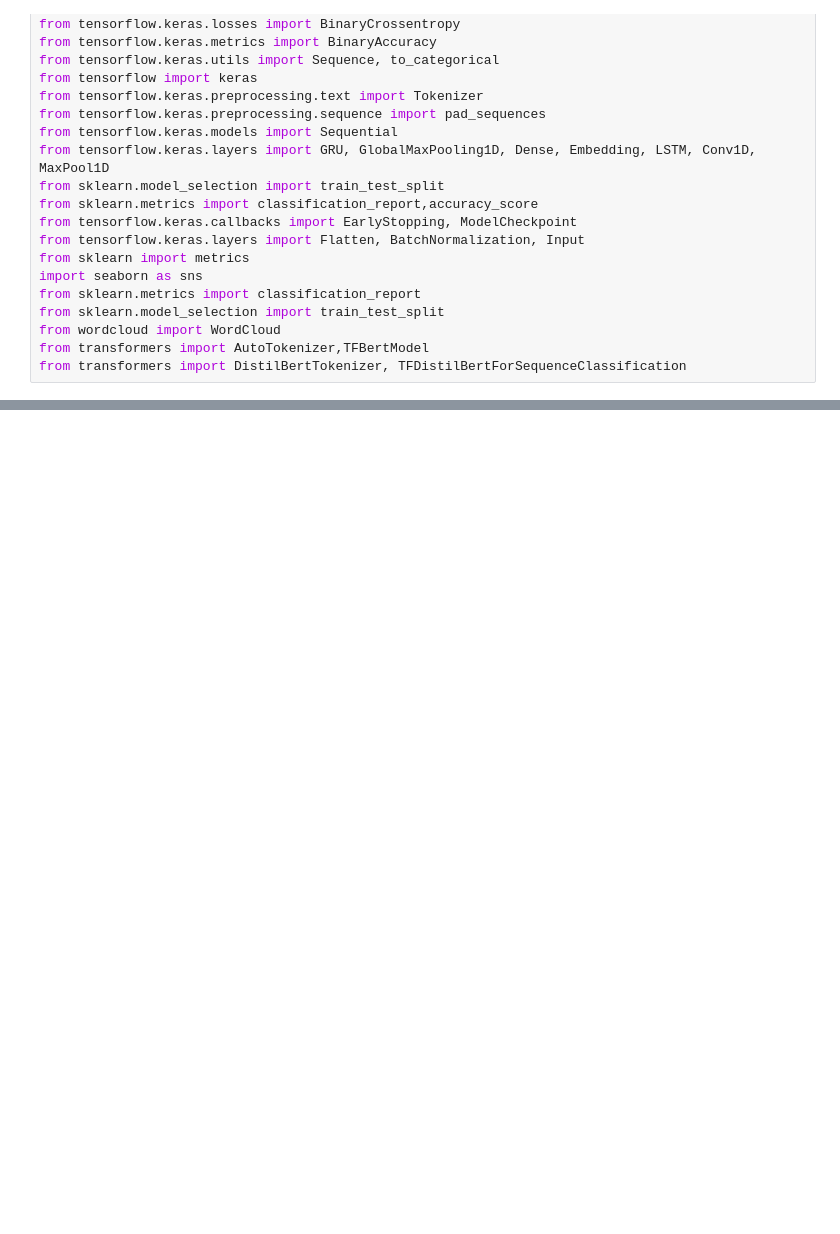
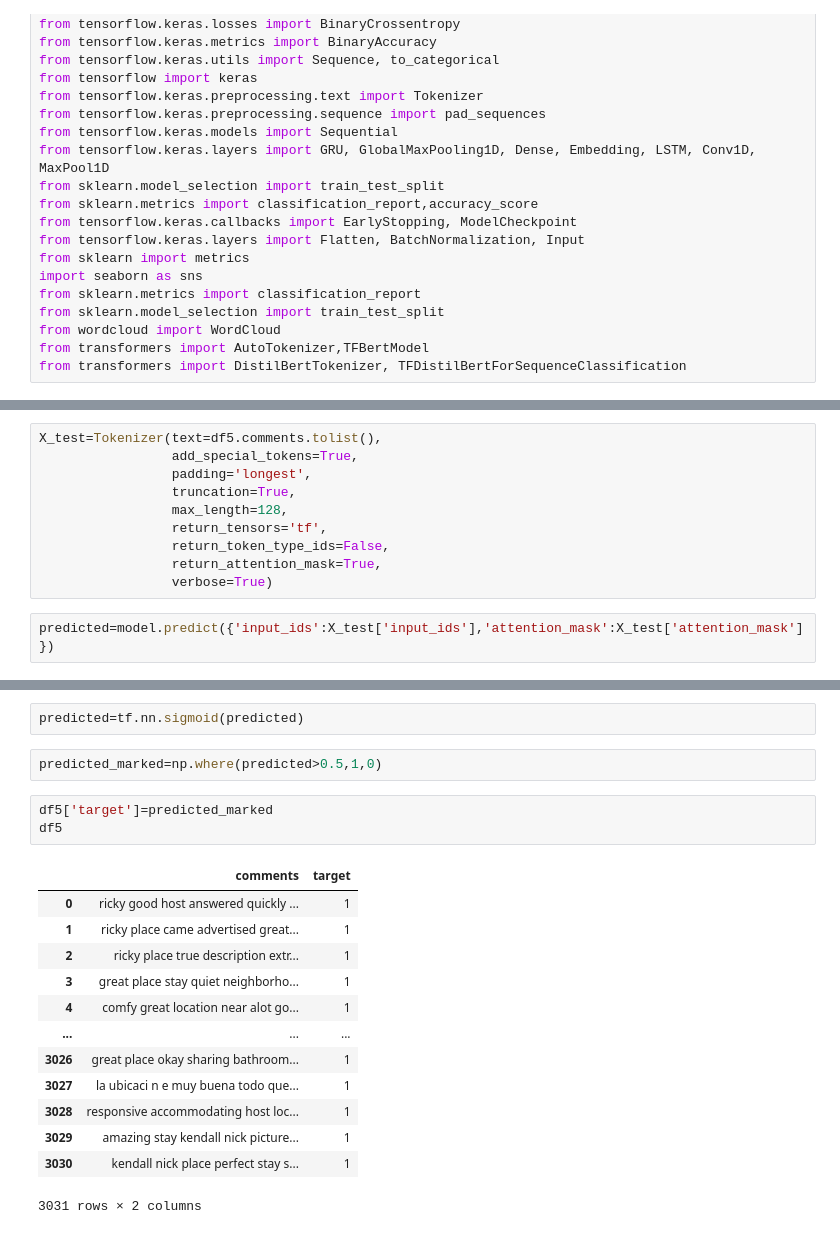
Before and after one commit to shasha920/HowToUseNLPOnAirbnbCommentTextAnalysis, a Jupyter notebook: HuaYang6410GroupProjectCode.ipynb, the cells around one changed output, grey strips where cells are left out. Drawn from its saved outputs; the diff is of its cells as text; blank space fills up the shorter version.

```diff
--- a/HuaYang6410GroupProjectCode.ipynb
+++ b/HuaYang6410GroupProjectCode.ipynb
@@ -541,0 +645,12 @@ InvalidArgumentError: ignored
+# %%
+X_test=Tokenizer(text=df5.comments.tolist(),
+                 add_special_tokens=True,
+                 padding='longest',
+                 truncation=True,
+                 max_length=128,
+                 return_tensors='tf',
+                 return_token_type_ids=False,
+                 return_attention_mask=True,
+                 verbose=True)
+# %%
+predicted=model.predict({'input_ids':X_test['input_ids'],'attention_mask':X_test['attention_mask']})
@@ -541,0 +659,21 @@ InvalidArgumentError: ignored
+# %%
+predicted=tf.nn.sigmoid(predicted)
+# %%
+predicted_marked=np.where(predicted>0.5,1,0)
+# %%
+df5['target']=predicted_marked
+df5
+# %% [output]
+|  | comments | target |
+| 0 | ricky good host answered quickly ... | 1 |
+| 1 | ricky place came advertised great... | 1 |
+| 2 | ricky place true description extr... | 1 |
+| 3 | great place stay quiet neighborho... | 1 |
+| 4 | comfy great location near alot go... | 1 |
+| ... | ... | ... |
+| 3026 | great place okay sharing bathroom... | 1 |
+| 3027 | la ubicaci n e muy buena todo que... | 1 |
+| 3028 | responsive accommodating host loc... | 1 |
+| 3029 | amazing stay kendall nick picture... | 1 |
+| 3030 | kendall nick place perfect stay s... | 1 |
+3031 rows × 2 columns
```
Also changed, not shown: parts of 56 cells of this notebook.
